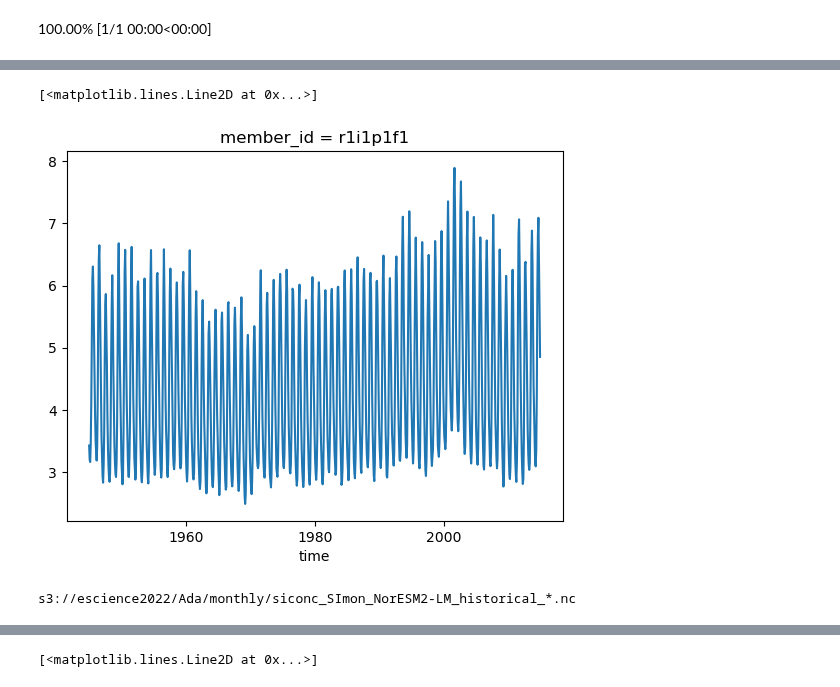
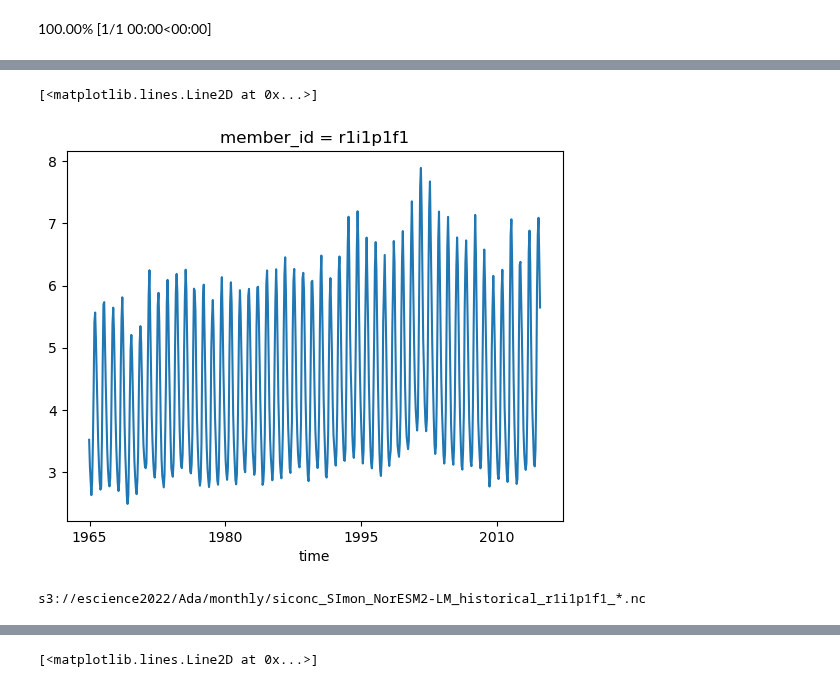
Before and after one commit to eScience-course/Tjaernoe2022-group6, a Jupyter notebook: notebooks/Stian/main.ipynb, the cells around one changed output, grey strips where cells are left out. Drawn from its saved outputs; the diff is of its cells as text; code cells hidden in the pictures.

Commit message:
Plotted historical sea ice

```diff
--- a/notebooks/Stian/main.ipynb
+++ b/notebooks/Stian/main.ipynb
@@ -25,11 +24,12 @@ tosBS.tos.isel(time=-1).plot()
 # %%
 tosBSmean = regional_average(tosBS.tos.isel(time=slice(-12*70, -1)), areaBS.areacello)
-tosBSmean.plot(x='time')
+tosBSmean.isel(time=slice(-12*50, -1)).plot(x='time')
 # %% [output]
 [<matplotlib.lines.Line2D at 0x...>]
-[figure, old version]
+[figure, new version]
 # %%
-SI = get_monthly_bucket_data('siconc', thing='SImon', model='NorESM2-LM', experiment='historical')
+SI = get_monthly_bucket_data('siconc', thing='SImon', model='NorESM2-LM', experiment='historical', member_id='r1i1p1f1')
+SI = clip_to_region(SI.siconc)
 # %% [output]
-s3://escience2022/Ada/monthly/siconc_SImon_NorESM2-LM_historical_*.nc
+s3://escience2022/Ada/monthly/siconc_SImon_NorESM2-LM_historical_r1i1p1f1_*.nc
 # %%
```
Also changed, not shown: parts of 4 cells of this notebook.
